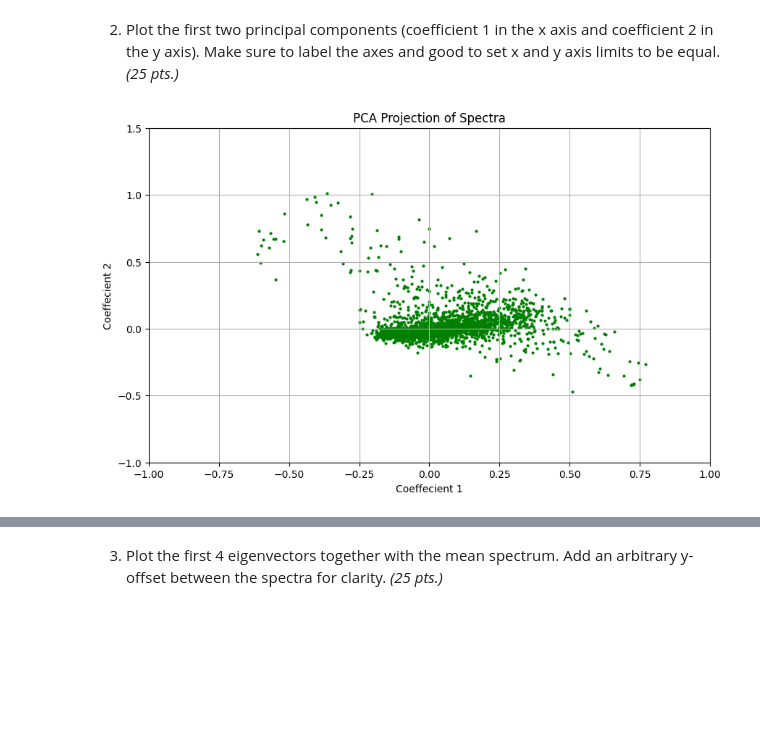
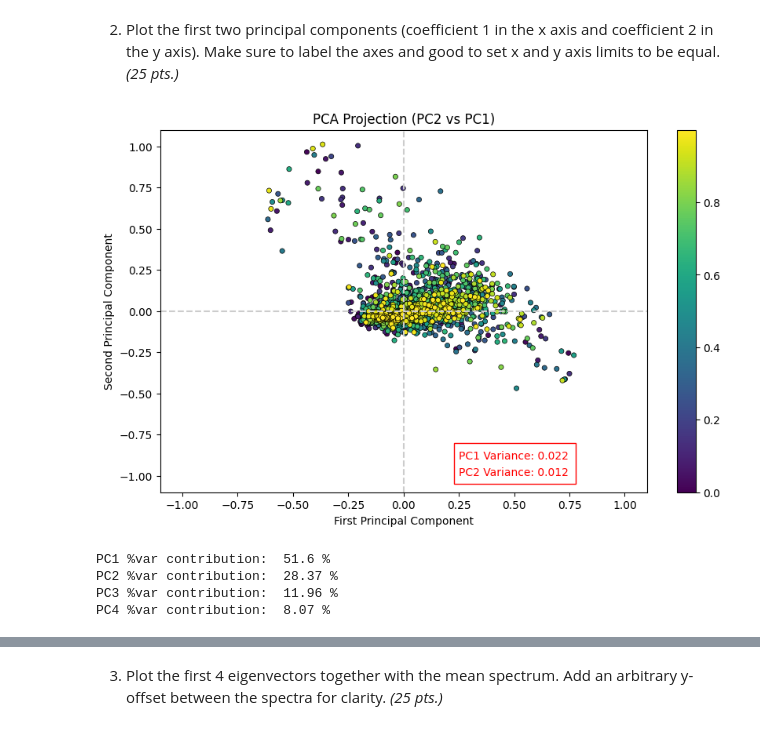
Before and after one commit to aiquiamjot/App_Physics157, a Jupyter notebook: submissions/AP157_lab_assignmnent_A3.ipynb, the cells around one changed output, grey strips where cells are left out. Drawn from its saved outputs; the diff is of its cells as text; code cells hidden in the pictures; blank space fills up the shorter version.

```diff
--- a/submissions/AP157_lab_assignmnent_A3.ipynb
+++ b/submissions/AP157_lab_assignmnent_A3.ipynb
@@ -122,14 +128,52 @@ X_projected = pca.fit_transform(normalized_spec_recons)
 # %% [markdown]
 2. Plot the first two principal components (coefficient 1 in the x axis and coefficient 2 in the y axis). Make sure to label the axes and good to set x and y axis limits to be equal. *(25 pts.)*
-# %%
-plt.figure(figsize=(10,6))
-plt.scatter(X_projected[:,0], X_projected[:,1], s=4, color = 'green')
-plt.xlabel('Coeffecient 1')
-plt.ylabel('Coeffecient 2')
-plt.title('PCA Projection of Spectra')
-plt.xlim(-1,1)
-plt.ylim(-1,1.5)
-plt.grid(True)
-plt.show()
-# %% [output]
-[figure, removed]
+# %%
+import matplotlib.patches as patches
+
+pc1_Var = round(np.var(X_projected[:,0], ddof=1),3)      #   calculating variance for 1st principal component and rounding to 4 decimal places
+pc2_Var = round(np.var(X_projected[:,1], ddof=1),3)      #   calculating variance for 2nd principal component and rounding to 4 decimal places
+                                                        #   degree of freedom is 1 since we are considering sample variance
+
+#   plotting first two principal components (PCs)
+plt.figure(figsize=(10,6))
+lim = 1.1           #   edit to set value of ±x and ±y limits.
+c_values = np.array(np.arange(0,4000))/4000
+plt.scatter(X_projected[:,0], X_projected[:,1], s=20, c=c_values, cmap=plt.cm.viridis, edgecolors='black', linewidth=0.5)   #   1st PC is in x-axis, 2nd PC is in y-axis
+plt.axvline(x=0, color='#CCCCCC', linestyle='--')       #   plotting vertical line along y-axis (x=0)
+plt.axhline(y=0, color='#CCCCCC', linestyle='--')       #   plotting horizontal line along x-axis (y=0)
+plt.colorbar()          #   adding color bar
+plt.xlabel('First Principal Component')
+plt.ylabel('Second Principal Component')
+plt.title('PCA Projection (PC2 vs PC1)')
+plt.xlim(-lim,lim)
+plt.ylim(-lim,lim)
+
+plt.text(0.25,-0.9,'PC1 Variance: '+str(pc1_Var), color='red')      #   pc1 variance
+plt.text(0.25,-1,'PC2 Variance: '+str(pc2_Var), color='red')        #   pc2 variance
+bbox_x, bbox_y = 0.23, -1.05        #   set position of rectangle
+bbox_width, bbox_height = 0.55, 0.25        # set height and width of rectangle
+common_bbox = patches.Rectangle((bbox_x, bbox_y), bbox_width, bbox_height,
+                                linewidth=1, edgecolor='r', facecolor='none')
+plt.gca().add_patch(common_bbox)
+plt.show()
+
+#   calculating variance of all PCs without rounding
+pc1_var = np.var(X_projected[:,0], ddof=1)
+pc2_var = np.var(X_projected[:,1], ddof=1)
+pc3_var = np.var(X_projected[:,2], ddof=1)
+pc4_var = np.var(X_projected[:,3], ddof=1)
+print('PC1 %var contribution: ',round((pc1_var*100/(pc2_var+pc3_var+pc4_var+pc1_var)),2),'%')
+print('PC2 %var contribution: ',round((pc2_var*100/(pc2_var+pc3_var+pc4_var+pc1_var)),2),'%')
+print('PC3 %var contribution: ',round((pc3_var*100/(pc2_var+pc3_var+pc4_var+pc1_var)),2),'%')
+print('PC4 %var contribution: ',round((pc4_var*100/(pc2_var+pc3_var+pc4_var+pc1_var)),2),'%')
+
+# print(pc1_var)
+# print(pc2_var)
+# print(pc3_var)
+# print(pc4_var)
+# %% [output]
+[figure, added]
+PC1 %var contribution:  51.6 %
+PC2 %var contribution:  28.37 %
+PC3 %var contribution:  11.96 %
+PC4 %var contribution:  8.07 %
```
Also changed, not shown: parts of 9 cells of this notebook, 2 other files.
